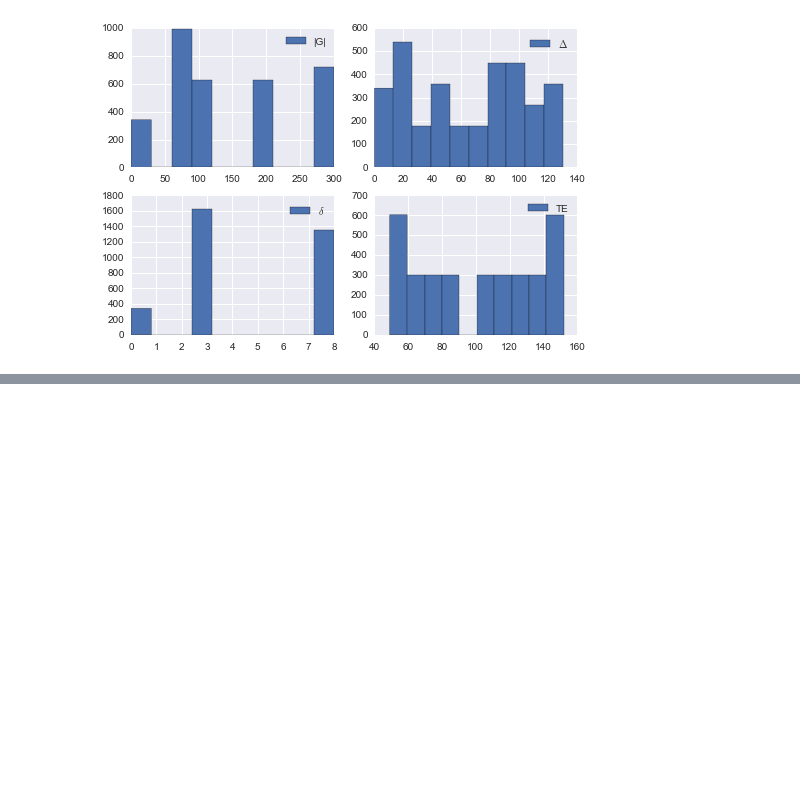
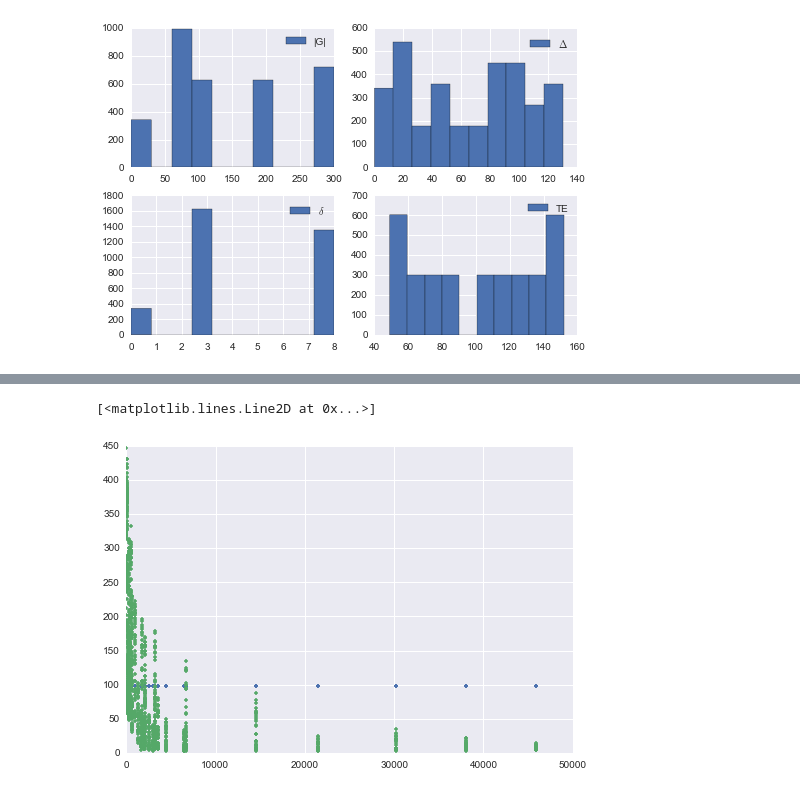
Before and after one commit to arokem/ISBI2015, a Jupyter notebook: SFM.ipynb, the cells around one changed output, grey strips where cells are left out. Cells and saved outputs as stored; diff of their text form; code cells hidden in the pictures; blank space fills up the shorter version.

```diff
--- a/SFM.ipynb
+++ b/SFM.ipynb
@@ -60 +71,3 @@ train_te = TE[::2]
+# %%
+s0 = np.mean(train_data[train_gtab.b0s_mask])
 # %%
@@ -88,0 +120,6 @@ LSE(predict, train_data)
+# %%
+plt.plot(train_gtab.bvals[~train_gtab.b0s_mask], sf_fit.iso * s0,'.')
+plt.plot(train_gtab.bvals, train_data, '.')
+# %% [output]
+[<matplotlib.lines.Line2D at 0x...>]
+[figure, added]
```
Also changed, not shown: parts of 14 cells of this notebook.
